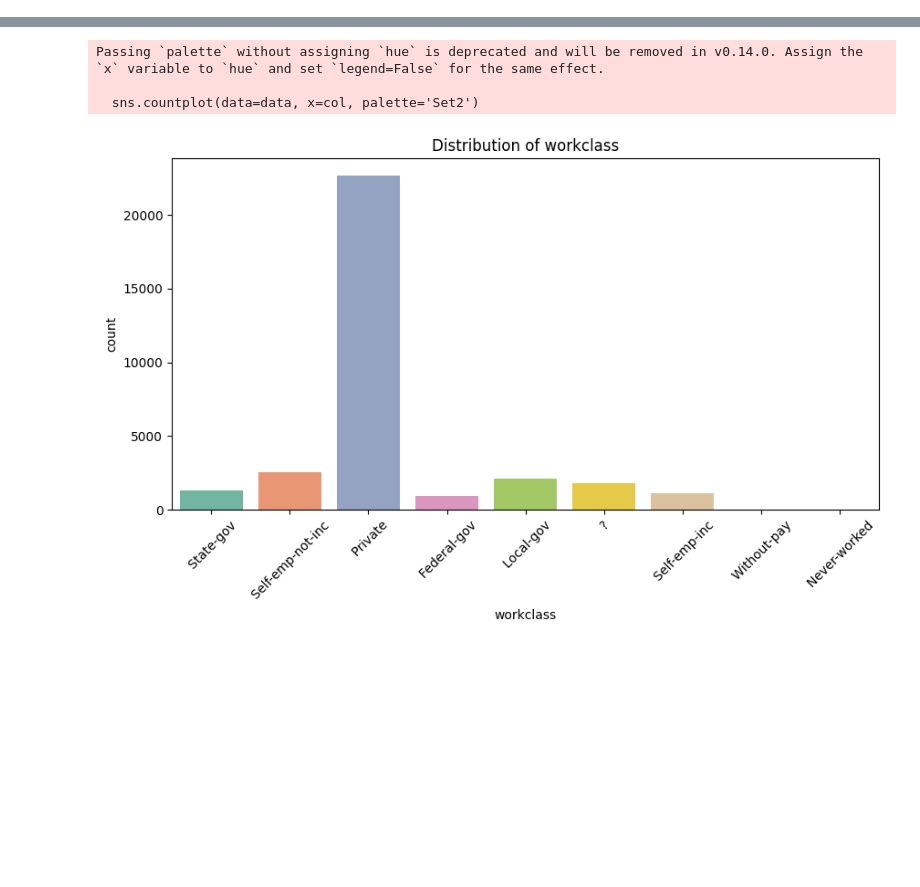
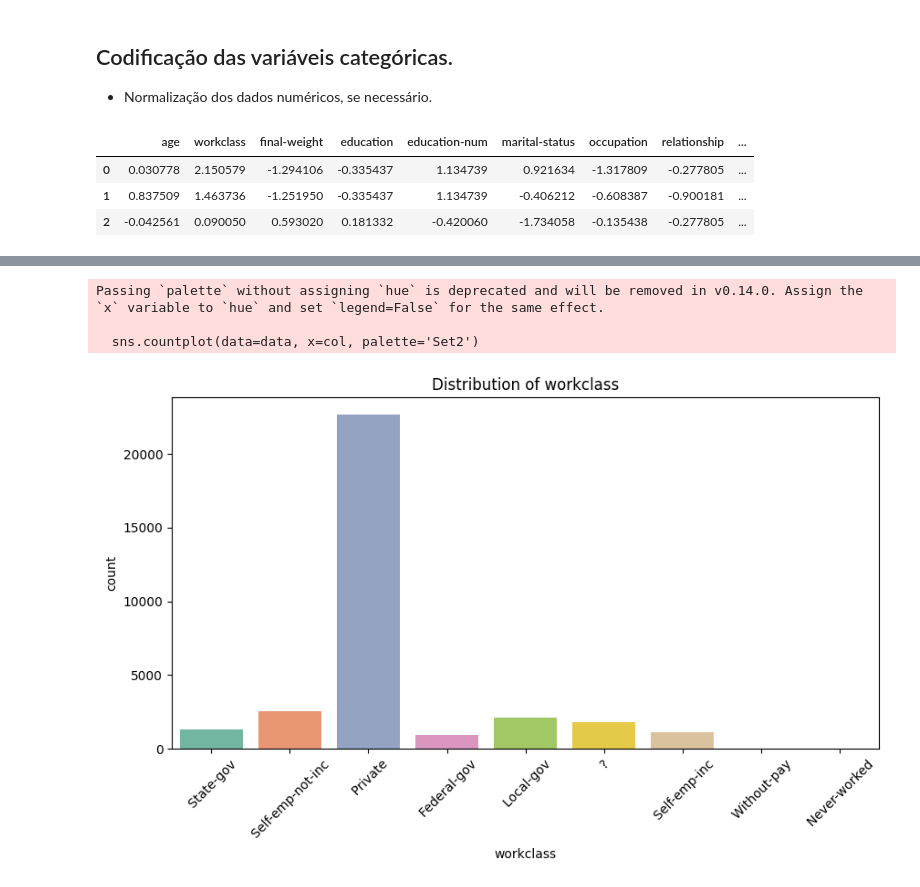
Before and after one commit to rafflds/Censo, a Jupyter notebook: Base_Censo.ipynb, the cells around one changed output, grey strips where cells are left out. Cells and saved outputs as stored; diff of their text form; code cells hidden in the pictures; blank space fills up the shorter version.

```diff
--- a/Base_Censo.ipynb
+++ b/Base_Censo.ipynb
@@ -213,0 +166,31 @@ x_train.shape, y_train.shape
+# %%
+# Separar features e target
+X = data.drop('income', axis=1)
+y = data['income']
+# %% [markdown]
+## Codificação das variáveis categóricas.
+* Normalização dos dados numéricos, se necessário.
+# %%
+from sklearn.preprocessing import LabelEncoder, StandardScaler
+
+# Codificar variáveis categóricas
+label_encoders = {}
+for column in X:
+    le = LabelEncoder()
+    X[column] = le.fit_transform(X[column])
+    label_encoders[column] = le
+
+
+# Normalizar os dados numéricos
+scaler = StandardScaler()
+numerical_columns = X.select_dtypes(include=['int64']).columns
+X[numerical_columns] = scaler.fit_transform(X[numerical_columns])
+
+
+# Visualizar as primeiras linhas após o pré-processamento
+X.head(3)
+# %% [output]
+|  | age | workclass | final-weight | education | education-num | marital-status | occupation | relationship | ... |
+| 0 | 0.030778 | 2.150579 | -1.294106 | -0.335437 | 1.134739 | 0.921634 | -1.317809 | -0.277805 | ... |
+| 1 | 0.837509 | 1.463736 | -1.251950 | -0.335437 | 1.134739 | -0.406212 | -0.608387 | -0.900181 | ... |
+| 2 | -0.042561 | 0.090050 | 0.593020 | 0.181332 | -0.420060 | -1.734058 | -0.135438 | -0.277805 | ... |
```
Also changed, not shown: parts of 49 cells of this notebook.
